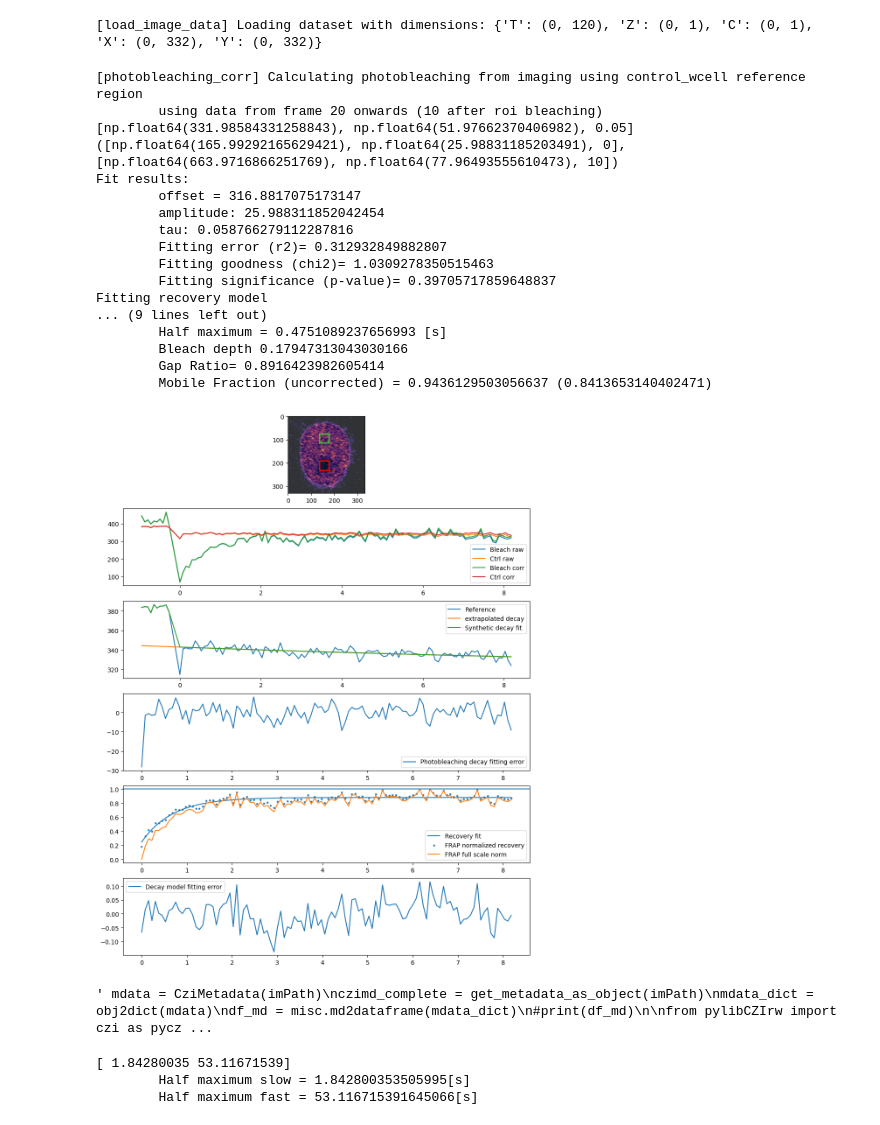
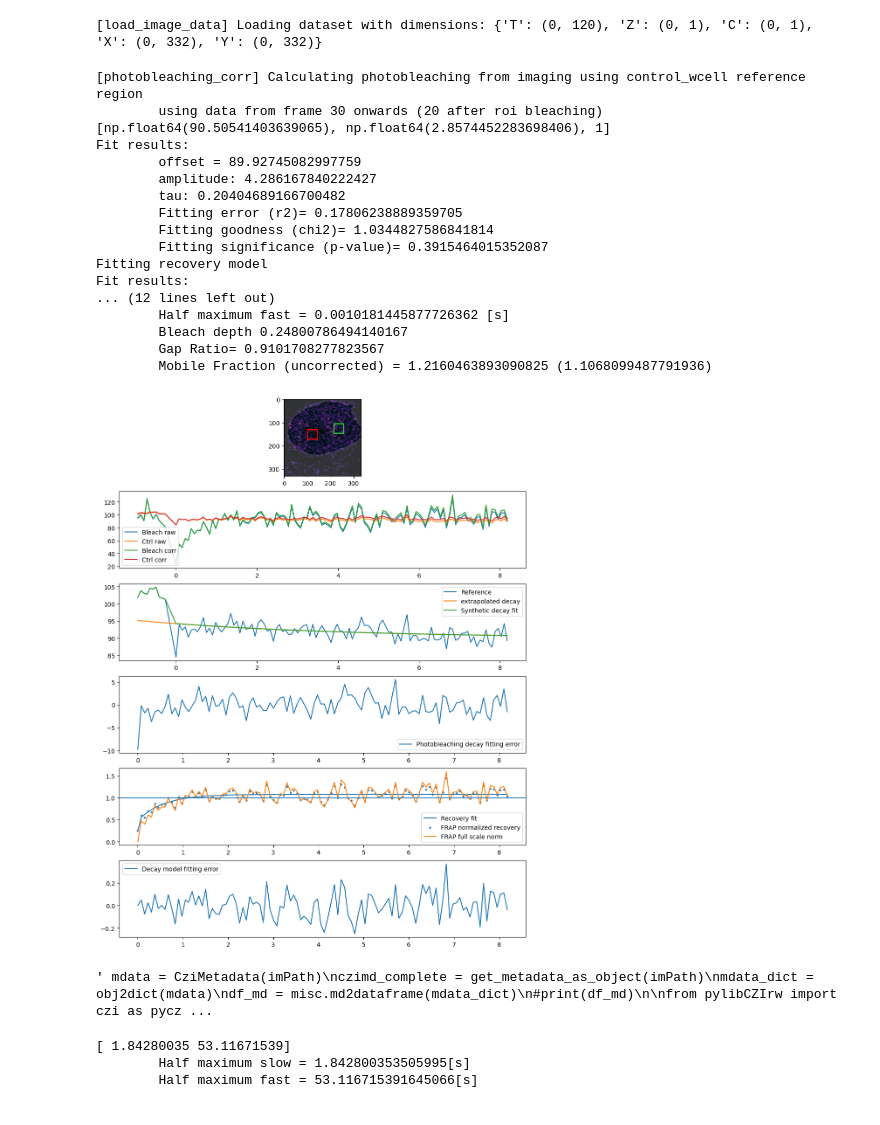
Before and after one commit to amarcosv/FRAP-analysis-younglab, a Jupyter notebook: src/load_test.ipynb, the cells around one changed output. Drawn from its saved outputs; the diff is of its cells as text; code cells hidden in the pictures.

Commit message:
fitting and t half
Fixed fittings bounds
added numerical calculation of thalf for biexp recovery
fixed thalf for double normalized

```diff
--- a/src/load_test.ipynb
+++ b/src/load_test.ipynb
@@ -15,11 +15,11 @@ from skimage.color import label2rgb
 imPath = "D:\\Projects\\Shannon\\FRAP analysis\\images\\test\\dish1_ASS1WT_0mMH2O2_0mMNAC-#roi-09-Airyscan Processing-02.czi"
 #imPath = "D:\\Projects\Shannon\\FRAP analysis\\images\\20250115_MeCP2_FRAP_processed\\dish1_MECP2WT-#roi-07-Airyscan Processing-07.czi"
 imPath = "Z:\\Shannon\\20250226_MeCP2\\MUT\\dish7_MECP2MUT-#roi-08-Airyscan Processing-19.czi"
-imPath = "D:\\Projects\\Shannon\\FRAP analysis\\images\\20250115_MeCP2_FRAP_processed\\WT\\dish1_MECP2WT-#roi-03-Airyscan Processing-03.czi"
+imPath = "D:\\Projects\\Shannon\\FRAP analysis\\images\\20250115_MeCP2_FRAP_processed\\MUT\\dish2_MECP2MUT-#roi-02-Airyscan Processing-19.czi"
 
 
 roiData,regions, image, frap_experiment = frap_tools.import_FRAP_data(imPath, True)
-roiData, frap_experiment = frap_tools.run_FRAP_analysis(roiData, frap_experiment, 1)
+roiData, frap_experiment = frap_tools.run_FRAP_analysis(roiData, frap_experiment, 2)
 
 #for region in regions.iterrows():
 #    print(region)
@@ -37,8 +37,9 @@ print('\nFRAP results:')
 if frap_experiment['recovery_model'].item()==1:
     print('\tHalf maximum = ' + str(frap_experiment['half_max'].item()) + ' [s]')
 else:
-    print('\tHalf maximum slow = ' + str(frap_experiment['half_max'].item()[0]) + ' [s]')
-    print('\tHalf maximum fast = ' + str(frap_experiment['half_max'].item()[1]) + ' [s]')
+    print('\tHalf maximum = ' + str(frap_experiment['half_max'].item()) + ' [s]')
+    print('\tHalf maximum slow = ' + str(frap_experiment['half_max_slow'].item()) + ' [s]')
+    print('\tHalf maximum fast = ' + str(frap_experiment['half_max_fast'].item()) + ' [s]')
 
 print('\tBleach depth ' + str(frap_experiment['bleach_depth'].item()))
 print('\tGap Ratio= ' + str(frap_experiment['gap_ratio'].item()))
@@ -115,48 +116,48 @@ plt.show()
 
 
 """ mdata = CziMetadata(imPath)
 czimd_complete = get_metadata_as_object(imPath)
 mdata_dict = obj2dict(mdata)
 df_md = misc.md2dataframe(mdata_dict)
 #print(df_md)
 
 from pylibCZIrw import czi as pyczi
 
 with pyczi.open_czi(imPath) as czidoc:
     md_xml = czidoc.raw_metadata
     root = ET.fromstring(md_xml)
     #print(md_xml)
 #meta = img.metadata
 print("Parsing metadata")sss
 for child in root:
     print(child.tag, child.attrib)
 #root = meta
 #ome_meta = img.ome_metadata
 #img.data
 for neighbor in root.iter('RegionItem'):
     print(neighbor.attrib)
 
 regions = pd.read_xml(StringIO(md_xml), xpath=".//RegionItem", attrs_only = True, parser="etree")    """
 # %% [output]
 [load_image_data] Loading dataset with dimensions: {'T': (0, 120), 'Z': (0, 1), 'C': (0, 1), 'X': (0, 332), 'Y': (0, 332)}
 [photobleaching_corr] Calculating photobleaching from imaging using control_wcell reference region
-        using data from frame 20 onwards (10 after roi bleaching)
-[np.float64(331.98584331258843), np.float64(51.97662370406982), 0.05]
-([np.float64(165.99292165629421), np.float64(25.98831185203491), 0], [np.float64(663.9716866251769), np.float64(77.96493555610473), 10])
+        using data from frame 30 onwards (20 after roi bleaching)
+[np.float64(90.50541403639065), np.float64(2.8574452283698406), 1]
 Fit results:
-        offset = 316.8817075173147
-        amplitude: 25.988311852042454
-        tau: 0.058766279112287816
-        Fitting error (r2)= 0.312932849882807
-        Fitting goodness (chi2)= 1.0309278350515463
-        Fitting significance (p-value)= 0.39705717859648837
+        offset = 89.92745082997759
+        amplitude: 4.286167840222427
+        tau: 0.20404689166700482
+        Fitting error (r2)= 0.17806238889359705
+        Fitting goodness (chi2)= 1.0344827586841814
+        Fitting significance (p-value)= 0.3915464015352087
 Fitting recovery model
-... (9 lines left out)
-        Half maximum = 0.4751089237656993 [s]
-        Bleach depth 0.17947313043030166
-        Gap Ratio= 0.8916423982605414
-        Mobile Fraction (uncorrected) = 0.9436129503056637 (0.8413653140402471)
+Fit results:
+... (12 lines left out)
+        Half maximum fast = 0.0010181445877726362 [s]
+        Bleach depth 0.24800786494140167
+        Gap Ratio= 0.9101708277823567
+        Mobile Fraction (uncorrected) = 1.2160463893090825 (1.1068099487791936)
-[figure, old version]
+[figure, new version]
 ' mdata = CziMetadata(imPath)\nczimd_complete = get_metadata_as_object(imPath)\nmdata_dict = obj2dict(mdata)\ndf_md = misc.md2dataframe(mdata_dict)\n#print(df_md)\n\nfrom pylibCZIrw import czi as pycz ...
 # %%
 print(frap_experiment['half_max'].item())
```
Also changed, not shown: 3 other files.
